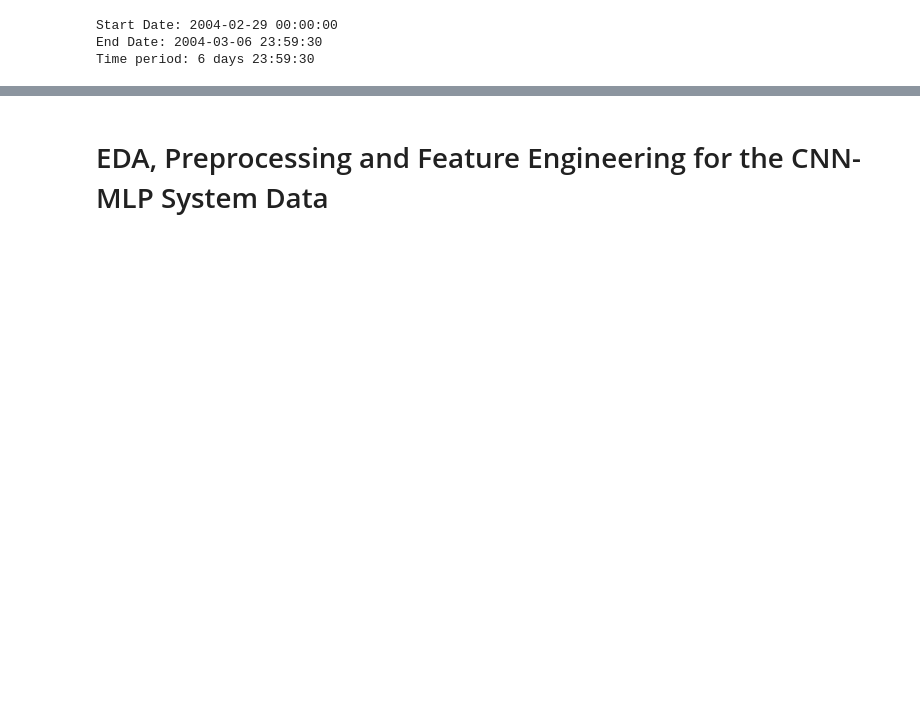
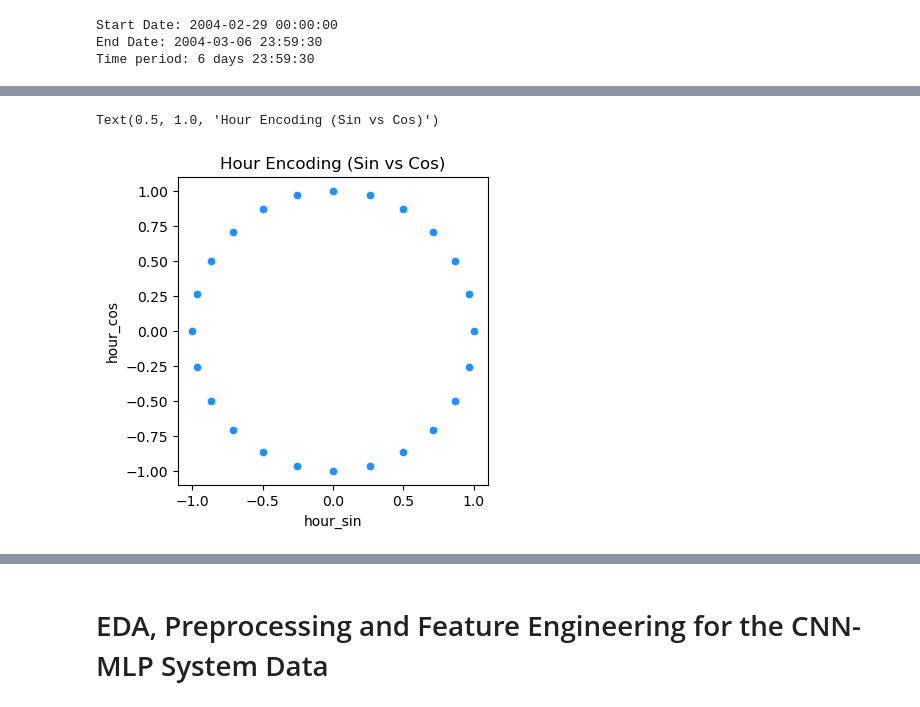
Before and after one commit to Nene-S/IoT_Sensors_Prediction_and_Classification, a Jupyter notebook: notebooks/preprocess.ipynb, the cells around one changed output, grey strips where cells are left out. Drawn from its saved outputs; the diff is of its cells as text; code cells hidden in the pictures; blank space fills up the shorter version.

```diff
--- a/notebooks/preprocess.ipynb
+++ b/notebooks/preprocess.ipynb
@@ -206,0 +172,6 @@ plt.show()
+# %%
+# Removes leading and trailing whitespace, double quotes, single quotes
+all_data["timestamp"] = all_data["timestamp"].str.strip().str.replace('"', '').str.replace("'", '')
+
+# convert 'timestamp' to datetime
+all_data["timestamp"] = pd.to_datetime(all_data.timestamp, format="%Y-%m-%dT%H:%M:%S")
@@ -206,0 +192,6 @@ plt.show()
+# %%
+all_data["hour_of_day"] = all_data["timestamp"].dt.hour
+# %%
+# Create an intereaction feature between mote_id and fault_type
+all_data["mote_fault"] = all_data["mote_id"].astype(str) + "_" + all_data["has_fault_type"].astype(str)
+all_data["mote_fault"] = all_data["mote_fault"].astype(int)
@@ -207 +212,13 @@ plt.show()
+# %%
+# Cyclic feature encoding
+hours_in_a_day = 24
+all_data["hour_sin"] = np.sin(2*np.pi* all_data.hour_of_day/hours_in_a_day)
+all_data["hour_cos"] = np.cos(2*np.pi* all_data.hour_of_day/hours_in_a_day)
+# %%
+fig = plt.figure(figsize=(4, 4))
+sns.scatterplot(x=all_data.hour_sin, y=all_data.hour_cos, color="dodgerblue")
+plt.title("Hour Encoding (Sin vs Cos)")
+# %% [output]
+Text(0.5, 1.0, 'Hour Encoding (Sin vs Cos)')
+[figure, new version]
 # %%
```
Also changed, not shown: parts of 66 cells of this notebook, 7 other files.
